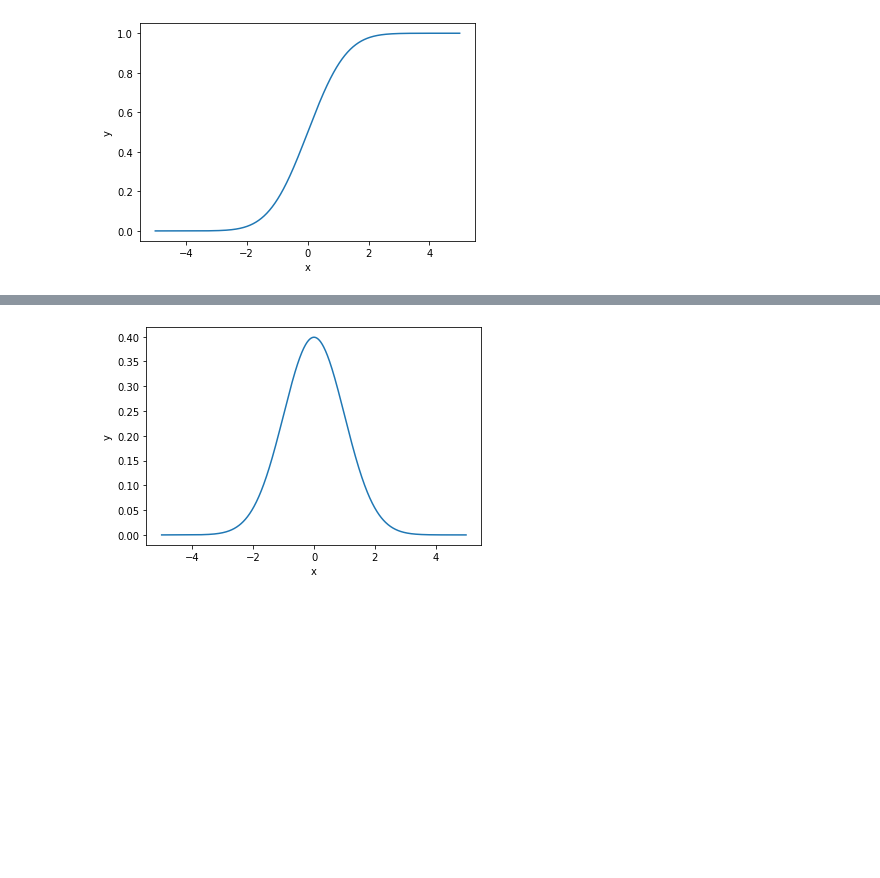
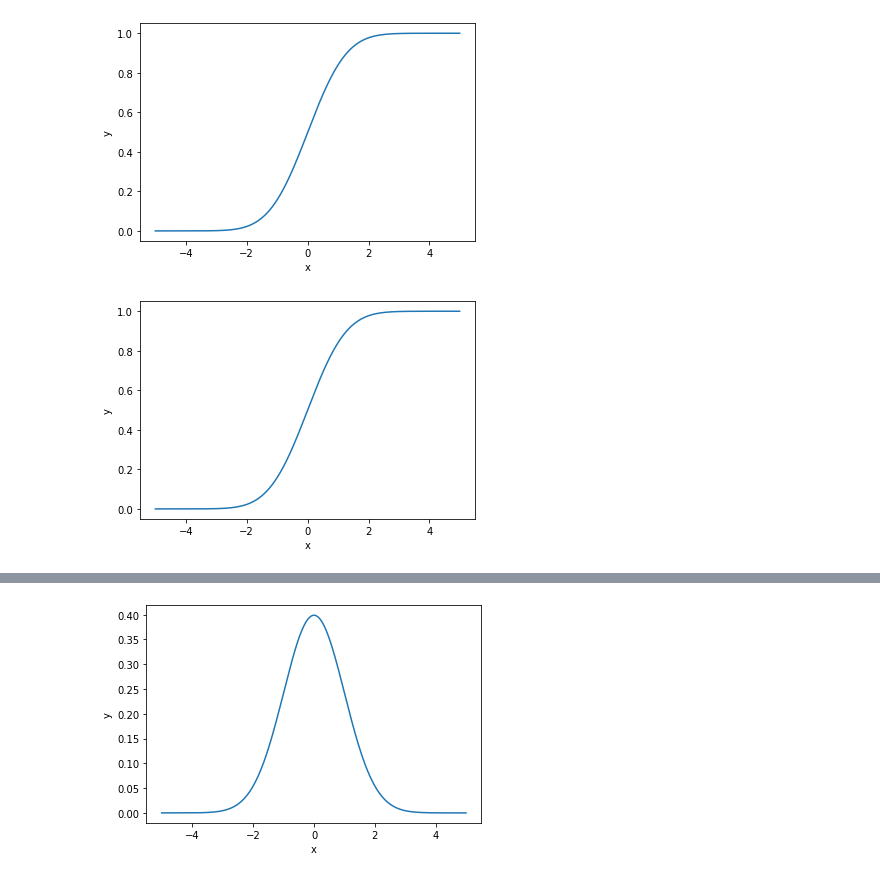
Before and after one commit to 4dsolutions/School_of_Tomorrow, a Jupyter notebook: stats_works.ipynb, the cells around one changed output, grey strips where cells are left out. Saved outputs shown, nothing was run; the diff lists cells and outputs as text; code cells hidden in the pictures; blank space fills up the shorter version.

```diff
--- a/stats_works.ipynb
+++ b/stats_works.ipynb
@@ -219,3 +225,13 @@ ax.plot(domain, output);
+# %%
+result =  [integral.quad(vg, min(domain), b)[0] for b in domain]
+# %%
+fig = plt.figure() # fresh and new
+ax  = plt.subplot('111') # 1 row, 1 column, subplot 1
+plt.xlabel("x")
+plt.ylabel("y")
+ax.plot(domain, result);
+# %% [output]
+[figure, added]
 # %%
 domain = np.arange(-5,5,.01)
 definite_integral = partial(cdf, min(domain))
```
Also changed, not shown: parts of 15 cells of this notebook.
